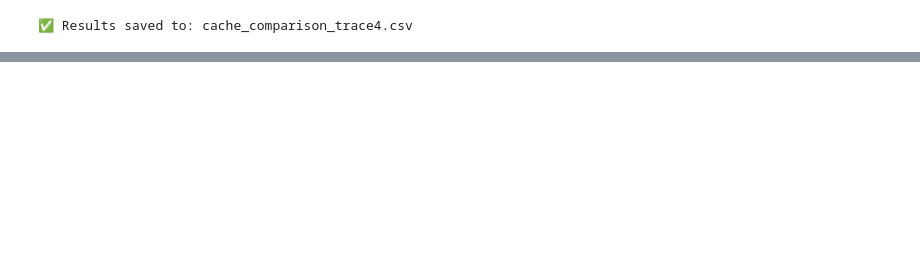
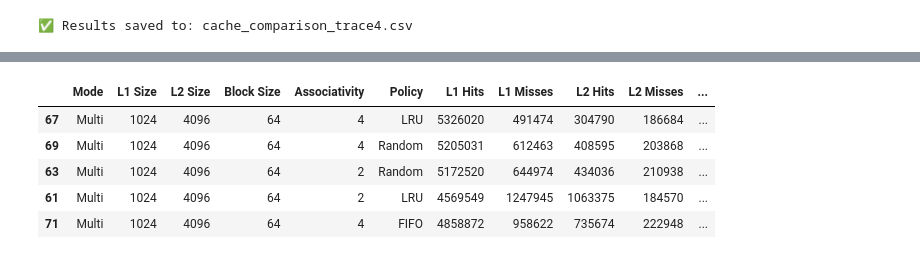
Before and after one commit to jamespradhan/cache-simulation, a Jupyter notebook: cache_sim.ipynb, the cells around one changed output, grey strips where cells are left out. Drawn from its saved outputs; the diff is of its cells as text; code cells hidden in the pictures; blank space fills up the shorter version.

```diff
--- a/cache_sim.ipynb
+++ b/cache_sim.ipynb
@@ -206,0 +224,10 @@ print(f"✅ Results saved to: {csv_file}")
+# %%
+df_sorted = df.sort_values(by='Total Cycles', ascending=True)
+df_sorted.head()
+# %% [output]
+|  | Mode | L1 Size | L2 Size | Block Size | Associativity | Policy | L1 Hits | L1 Misses | L2 Hits | L2 Misses | ... |
+| 67 | Multi | 1024 | 4096 | 64 | 4 | LRU | 5326020 | 491474 | 304790 | 186684 | ... |
+| 69 | Multi | 1024 | 4096 | 64 | 4 | Random | 5205031 | 612463 | 408595 | 203868 | ... |
+| 63 | Multi | 1024 | 4096 | 64 | 2 | Random | 5172520 | 644974 | 434036 | 210938 | ... |
+| 61 | Multi | 1024 | 4096 | 64 | 2 | LRU | 4569549 | 1247945 | 1063375 | 184570 | ... |
+| 71 | Multi | 1024 | 4096 | 64 | 4 | FIFO | 4858872 | 958622 | 735674 | 222948 | ... |
```
Also changed, not shown: parts of 1 cell of this notebook, 5 other files.
